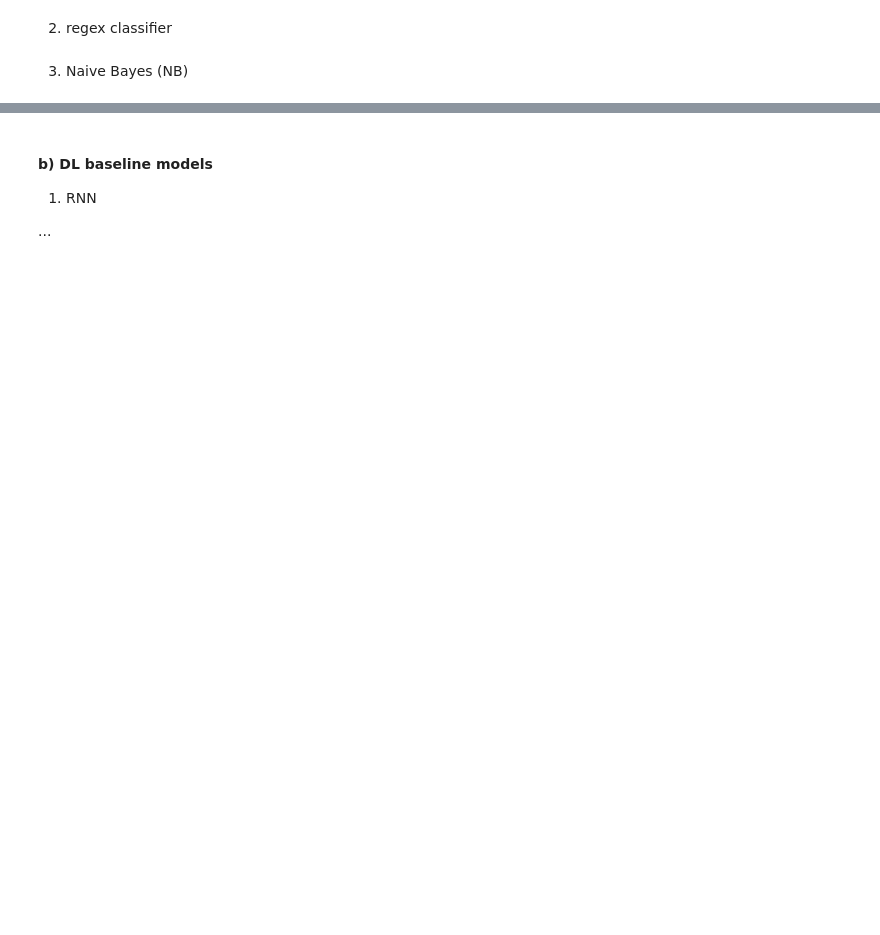
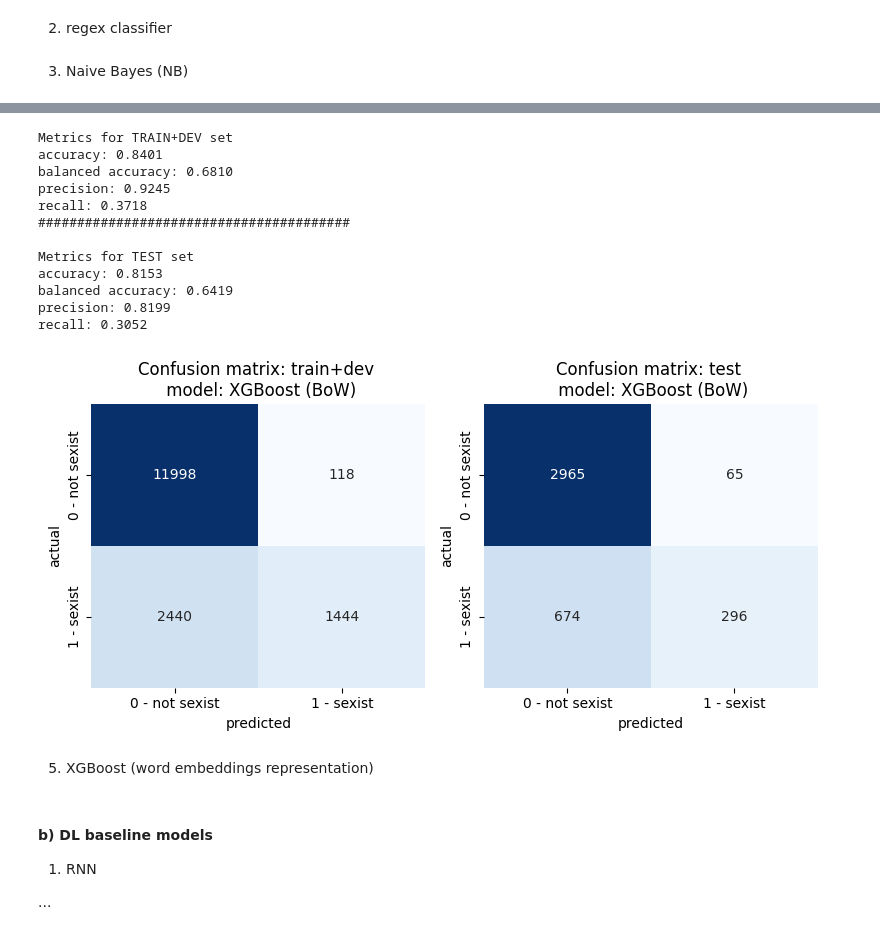
Before and after one commit to henrform/NLP_24W_VSHJ, a Jupyter notebook: milestone 2/milestone_2.ipynb, the cells around one changed output, grey strips where cells are left out. Cells and saved outputs as stored; diff of their text form; code cells hidden in the pictures; blank space fills up the shorter version.

```diff
--- a/milestone 2/milestone_2.ipynb
+++ b/milestone 2/milestone_2.ipynb
@@ -74,0 +78,7 @@ recall: 0.0000
+# %%
+# get a BoW representation from a list of tokens
+X_train_bow, X_dev_bow, X_test_bow, X_train_dev_bow, feature_tokens = import_preprocess.create_bow_representation(max_features=300)
+# feature_tokens # most frequenly occuring tokens
+# %%
+xg_boost_bow = XGBoostClassifier()
+xg_boost_bow.train(X_train_bow, y_train, X_dev_bow, y_dev)
@@ -75,3 +123,22 @@ recall: 0.0000
+# %%
+eval_baseline = Evaluation(model=xg_boost_bow)
+eval_baseline.evaluate(X_train_dev_bow, y_train_dev, X_test_bow, y_test, plot_confusion=True, model_name="XGBoost (BoW)")
+# %% [output]
+Metrics for TRAIN+DEV set
+accuracy: 0.8401
+balanced accuracy: 0.6810
+precision: 0.9245
+recall: 0.3718
+########################################
+
+Metrics for TEST set
+accuracy: 0.8153
+balanced accuracy: 0.6419
+precision: 0.8199
+recall: 0.3052
+[figure, added]
+# %% [markdown]
+5. XGBoost (word embeddings representation)
 # %% [markdown]
 #### b) DL baseline models
 
```
Also changed, not shown: parts of 7 cells of this notebook.
